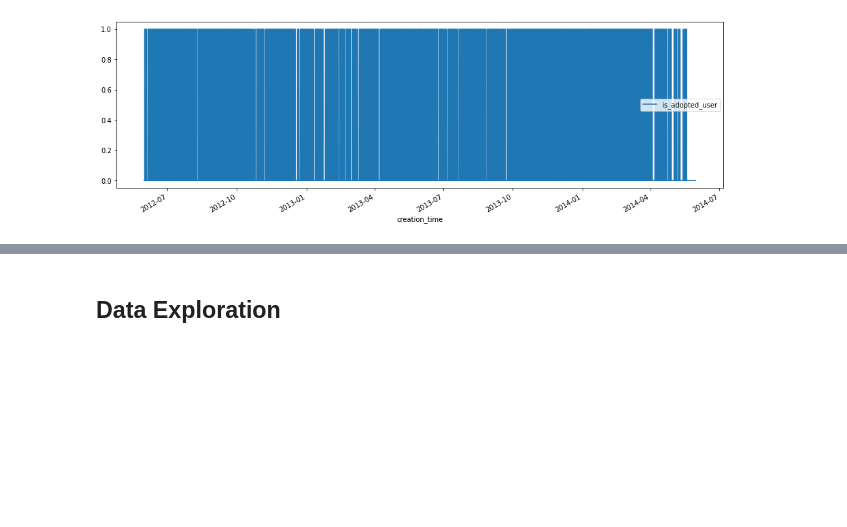
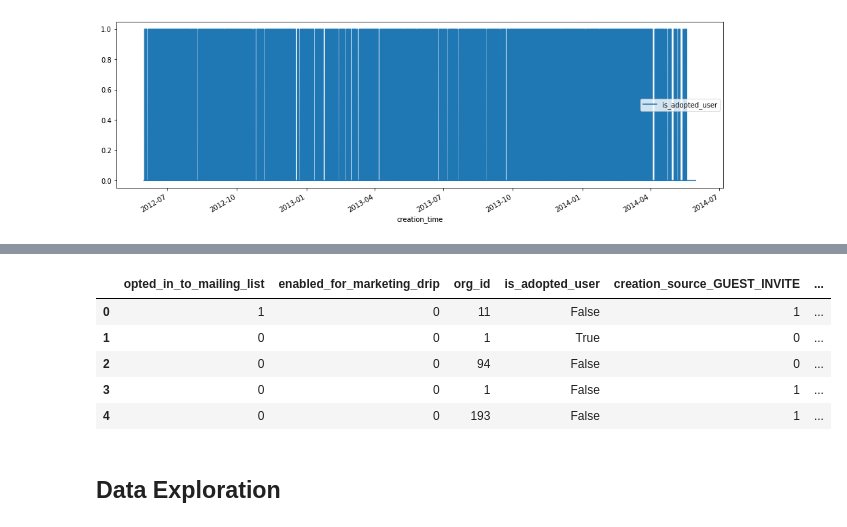
Before and after one commit to rhodapang/Python-Practice, a Jupyter notebook: Relax Inc Project.ipynb, the cells around one changed output, grey strips where cells are left out. Drawn from its saved outputs; the diff is of its cells as text; code cells hidden in the pictures; blank space fills up the shorter version.

```diff
--- a/Relax Inc Project.ipynb
+++ b/Relax Inc Project.ipynb
@@ -226,3 +242,14 @@ NameError: name 'plot_scatter' is not defined
+# %%
+# drop unnecessary features.
+df_users = df_users.drop(['creation_time', 'email', 'last_session_creation_time'], axis = 1)
+df_users.head()
+# %% [output]
+|  | opted_in_to_mailing_list | enabled_for_marketing_drip | org_id | is_adopted_user | creation_source_GUEST_INVITE | ... |
+| 0 | 1 | 0 | 11 | False | 1 | ... |
+| 1 | 0 | 0 | 1 | True | 0 | ... |
+| 2 | 0 | 0 | 94 | False | 0 | ... |
+| 3 | 0 | 0 | 1 | False | 1 | ... |
+| 4 | 0 | 0 | 193 | False | 1 | ... |
 # %% [markdown]
 ## Data Exploration
 # %%
```
Also changed, not shown: parts of 2 cells of this notebook.
